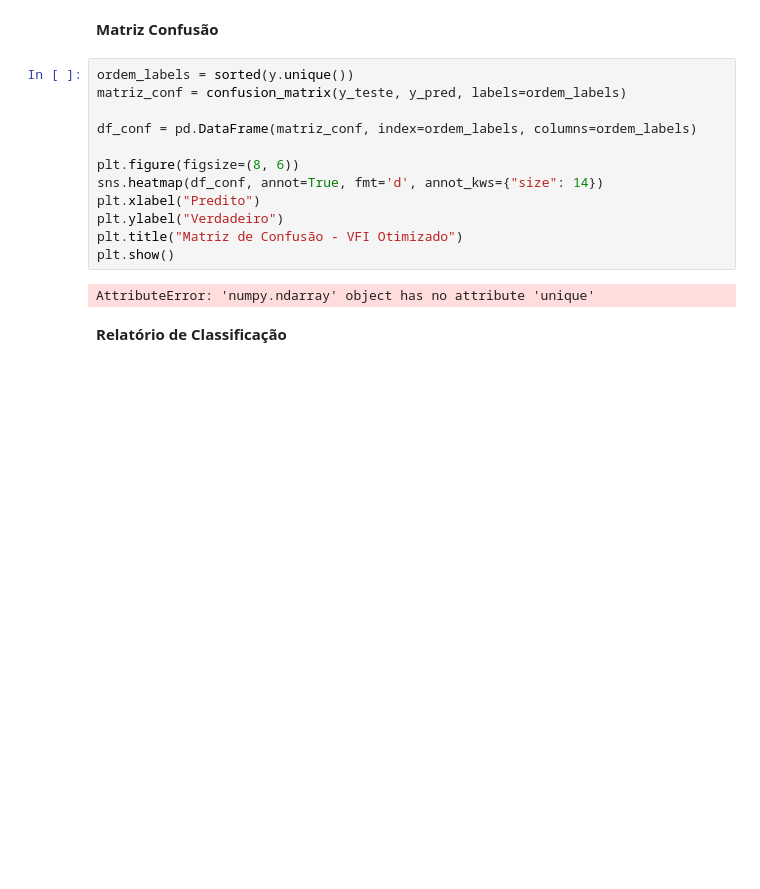
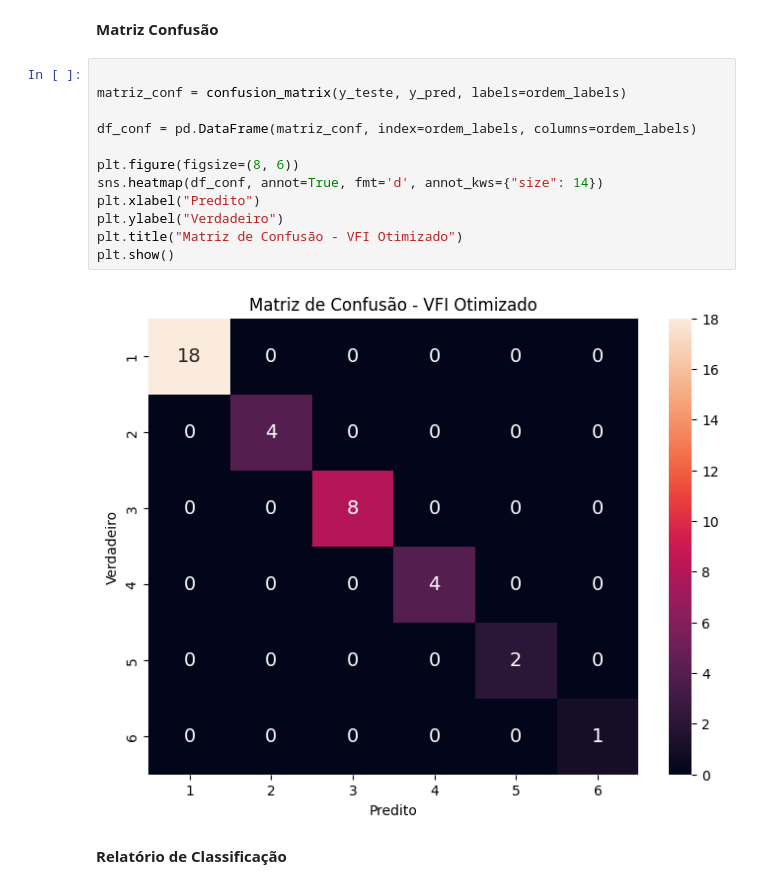
Before and after one commit to joaomarengo/Projeto-Machine-Learning, a Jupyter notebook: notebook/projeto_final.ipynb, the cells around one changed output. Cells and saved outputs as stored; diff of their text form; blank space fills up the shorter version.

```diff
--- a/notebook/projeto_final.ipynb
+++ b/notebook/projeto_final.ipynb
@@ -697,19 +1232,19 @@ y_pred = modelo_vfi.predict(X_teste)
 # %% [markdown]
 **Matriz Confusão**
 # %%
-ordem_labels = sorted(y.unique())
+
 matriz_conf = confusion_matrix(y_teste, y_pred, labels=ordem_labels)
 
 df_conf = pd.DataFrame(matriz_conf, index=ordem_labels, columns=ordem_labels)
 
 plt.figure(figsize=(8, 6))
 sns.heatmap(df_conf, annot=True, fmt='d', annot_kws={"size": 14})
 plt.xlabel("Predito")
 plt.ylabel("Verdadeiro")
 plt.title("Matriz de Confusão - VFI Otimizado")
 plt.show()
 # %% [output]
-AttributeError: 'numpy.ndarray' object has no attribute 'unique'
+[figure, added]
 # %% [markdown]
 **Relatório de Classificação**
 # %%
```
Also changed, not shown: parts of 108 cells of this notebook.
